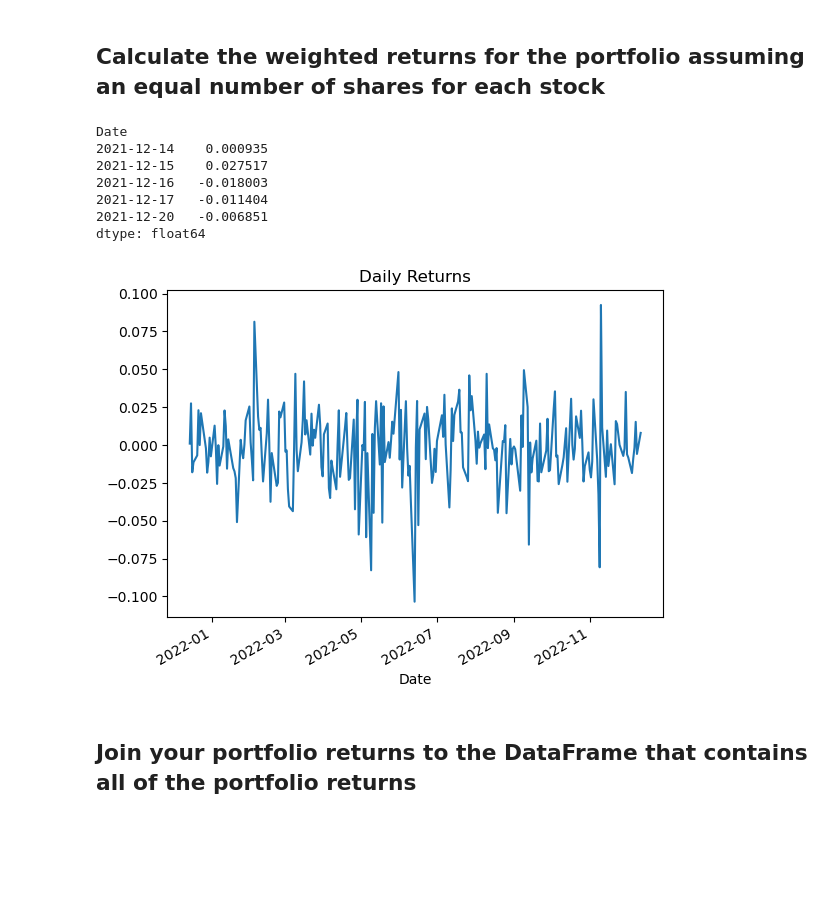
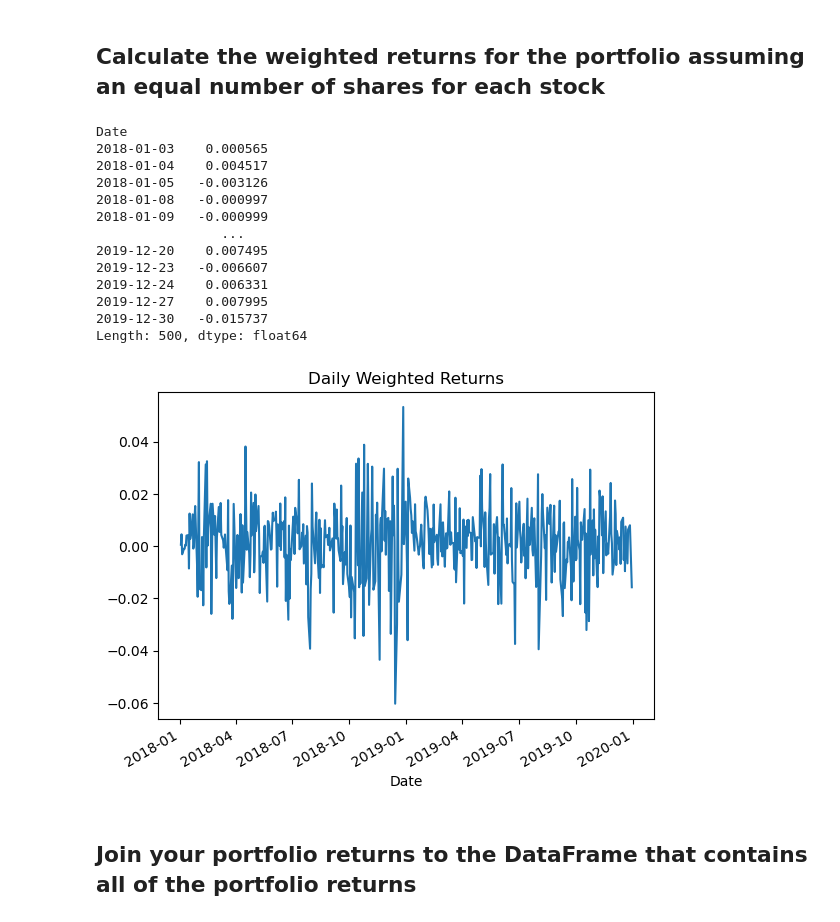
Before and after one commit to rbawilliams/Quantitative-Analysis, a Jupyter notebook: whale_analysis.ipynb, the cells around one changed output. Cells and saved outputs as stored; diff of their text form; code cells hidden in the pictures; blank space fills up the shorter version.

```diff
--- a/whale_analysis.ipynb
+++ b/whale_analysis.ipynb
@@ -422,8 +515,8 @@ In this section, you will build your own portfolio of stocks, calculate the retu
 # %%
-# Reading data from 1st stock
-amzn = Path(r"C:\Users\romai\OneDrive\Documents\Desktop\FinTech 2022\Starter_Code (1)\AMZN.csv")
-amzn_df = pd.read_csv(amzn,index_col='Date', infer_datetime_format=True, parse_dates=True)
-amzn_df.dropna(inplace=True)
-amzn_df = amzn_df.rename(columns = {'Close':'AMAZON'})
-amzn_df.head()
+# Reading data from 2nd stock
+otex = Path(r"C:\Users\romai\OneDrive\Documents\Desktop\FinTech 2022\Starter_Code (1)\Starter_Code\Resources\otex_historical.csv")
+otex_df = pd.read_csv(otex,index_col='Date', infer_datetime_format=True, parse_dates=True)
+otex_df.dropna(inplace=True)
+otex_df = otex_df.rename(columns = {'Close':'OTEX'})
+otex_df.head().tail()
 # %% [output]
@@ -437,8 +530,8 @@ amzn_df.head()
 # %%
-# Reading data from 2nd stock
-btc = Path(r"C:\Users\romai\OneDrive\Documents\Desktop\FinTech 2022\Starter_Code (1)\BTC-USD.csv")
-btc_df = pd.read_csv(btc,index_col='Date', infer_datetime_format=True, parse_dates=True)
-btc_df.dropna(inplace=True)
-btc_df = btc_df.rename(columns = {'Close':'BITCOIN'})
-btc_df.head().tail()
+# Reading data from 3rd stock
+shop = Path(r"C:\Users\romai\OneDrive\Documents\Desktop\FinTech 2022\Starter_Code (1)\Starter_Code\Resources\shop_historical.csv")
+shop_df = pd.read_csv(shop,index_col='Date', infer_datetime_format=True, parse_dates=True)
+shop_df.dropna(inplace=True)
+shop_df = shop_df.rename(columns = {'Close':'SHOP'})
+shop_df.head().tail()
 # %% [output]
@@ -467,5 +545,5 @@ hmc_df.head().tail()
 # %%
 # Combine all stocks in a single DataFrame
-myportfolio_df = pd.concat([amzn_df, btc_df, hmc_df], axis = 'columns', join='inner')
+myportfolio_df = pd.concat([L_df, otex_df, shop_df], axis = 'columns', join='inner')
 myportfolio_df.head().tail()
 # %% [output]
@@ -491,5 +569,5 @@ myportfolio_df.head()
 # %%
 # Reorganize portfolio data by having a column per symbol
-myportfolio_df.columns = ['AMZN','BITC', 'HMC']
+myportfolio_df.drop('Symbol', axis = 1, inplace = True)
 myportfolio_df
 # %% [output]
@@ -529,23 +607,28 @@ daily_returns.head()
 # %%
 # Set weights
 weights = [1/3, 1/3, 1/3]
 
 # Calculate portfolio return
 myportfolio_returns = daily_returns.dot(weights)
-myportfolio_returns.plot (title = 'Daily Returns')
-
+myportfolio_returns.plot (title = 'Daily Weighted Returns')
 
 # Display sample data
-myportfolio_returns.head()
+myportfolio_returns
 # %% [output]
 Date
-2021-12-14    0.000935
-2021-12-15    0.027517
-2021-12-16   -0.018003
-2021-12-17   -0.011404
-2021-12-20   -0.006851
-dtype: float64
+2018-01-03    0.000565
+2018-01-04    0.004517
+2018-01-05   -0.003126
+2018-01-08   -0.000997
+2018-01-09   -0.000999
+                ...
+2019-12-20    0.007495
+2019-12-23   -0.006607
+2019-12-24    0.006331
+2019-12-27    0.007995
+2019-12-30   -0.015737
+Length: 500, dtype: float64
-[figure, old version]
+[figure, new version]
 # %% [markdown]
 ## Join your portfolio returns to the DataFrame that contains all of the portfolio returns
 # %%
```
Also changed, not shown: parts of 39 cells of this notebook.
